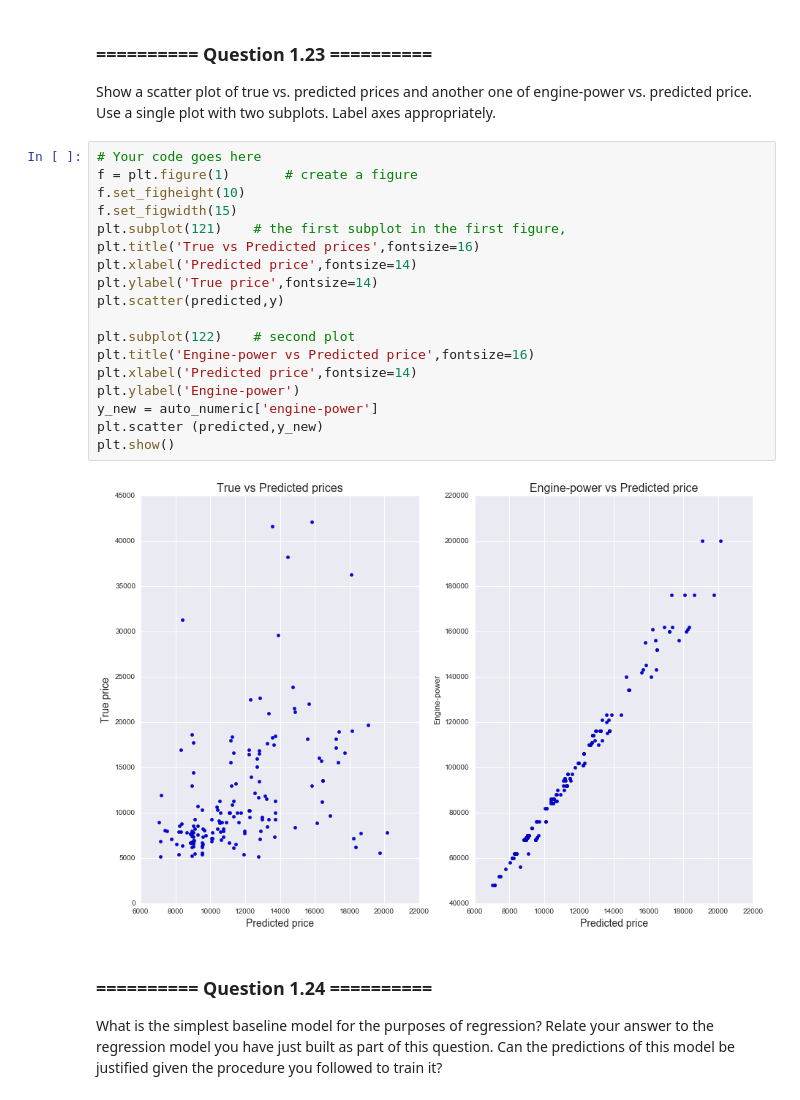
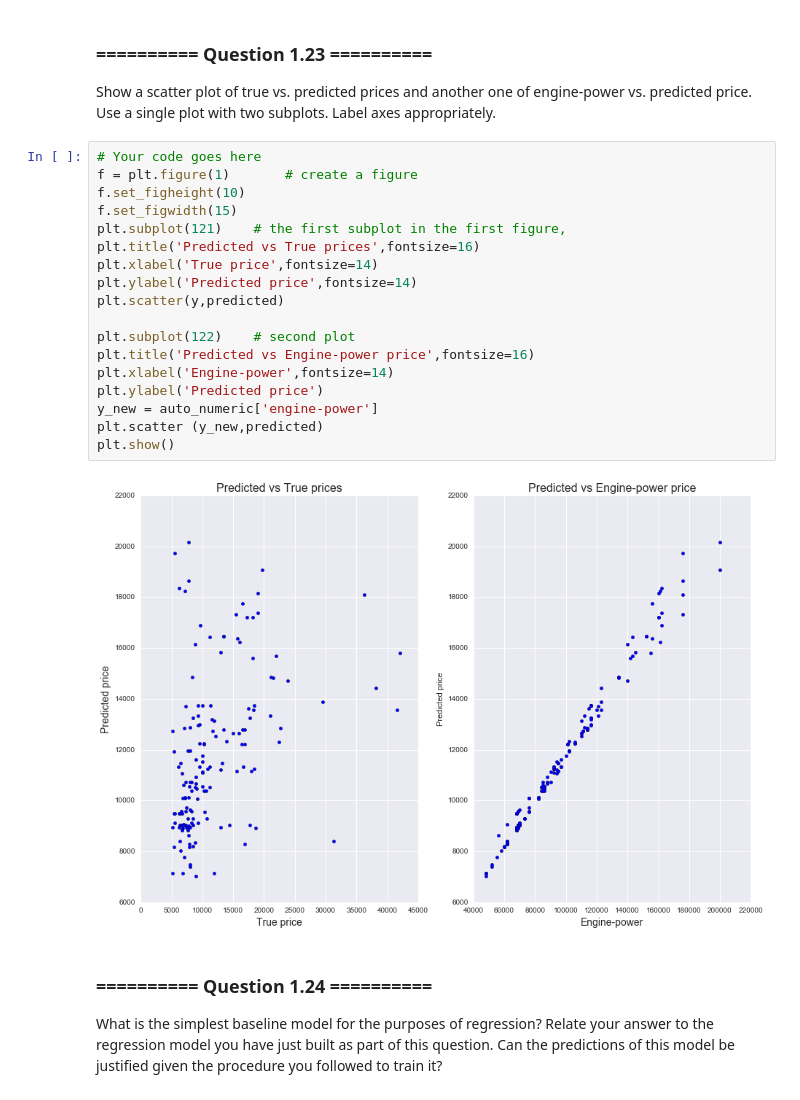
Before and after one commit to richardharmadi/iaml, a Jupyter notebook: 05_Assignment_2.ipynb, the cells around one changed output. Cells and saved outputs as stored; diff of their text form.

```diff
--- a/05_Assignment_2.ipynb
+++ b/05_Assignment_2.ipynb
@@ -410,23 +410,23 @@ Show a scatter plot of true vs. predicted prices and another one of engine-power
 # %%
 # Your code goes here
 f = plt.figure(1)       # create a figure
 f.set_figheight(10)
 f.set_figwidth(15)
 plt.subplot(121)    # the first subplot in the first figure,
-plt.title('True vs Predicted prices',fontsize=16)
-plt.xlabel('Predicted price',fontsize=14)
-plt.ylabel('True price',fontsize=14)
-plt.scatter(predicted,y)
+plt.title('Predicted vs True prices',fontsize=16)
+plt.xlabel('True price',fontsize=14)
+plt.ylabel('Predicted price',fontsize=14)
+plt.scatter(y,predicted)
 
 plt.subplot(122)    # second plot
-plt.title('Engine-power vs Predicted price',fontsize=16)
-plt.xlabel('Predicted price',fontsize=14)
-plt.ylabel('Engine-power')
+plt.title('Predicted vs Engine-power price',fontsize=16)
+plt.xlabel('Engine-power',fontsize=14)
+plt.ylabel('Predicted price')
 y_new = auto_numeric['engine-power']
-plt.scatter (predicted,y_new)
+plt.scatter (y_new,predicted)
 plt.show()
 # %% [output]
-[figure, old version]
+[figure, new version]
 # %% [markdown]
 ### ========== Question 1.24 ==========
 What is the simplest baseline model for the purposes of regression? Relate your answer to the regression model you have just built as part of this question. Can the predictions of this model be justified given the procedure you followed to train it?
```
Also changed, not shown: parts of 12 cells of this notebook.
